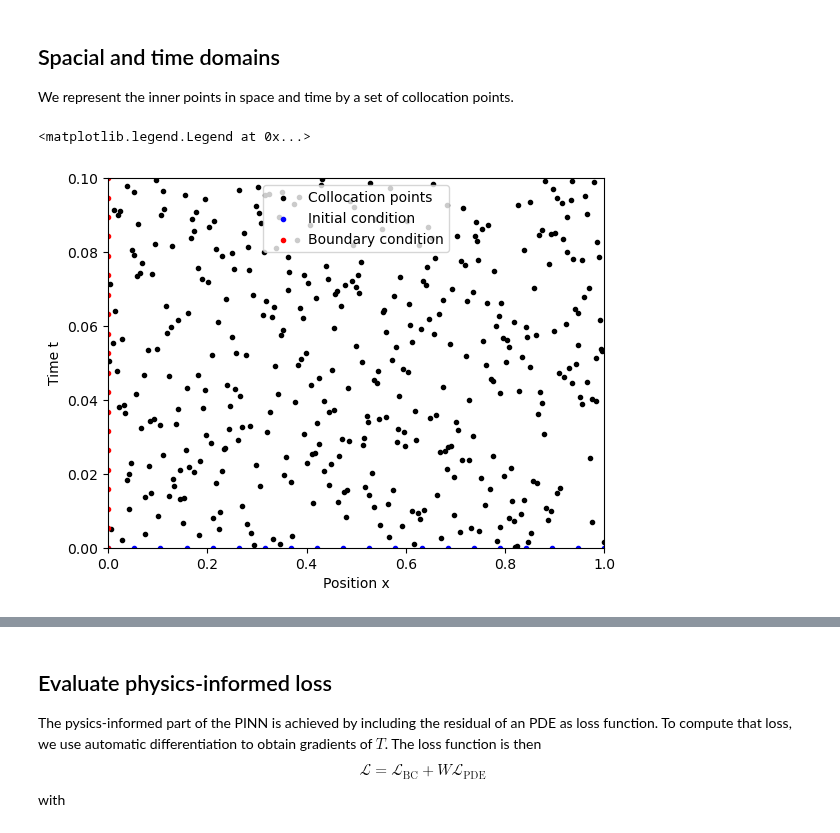
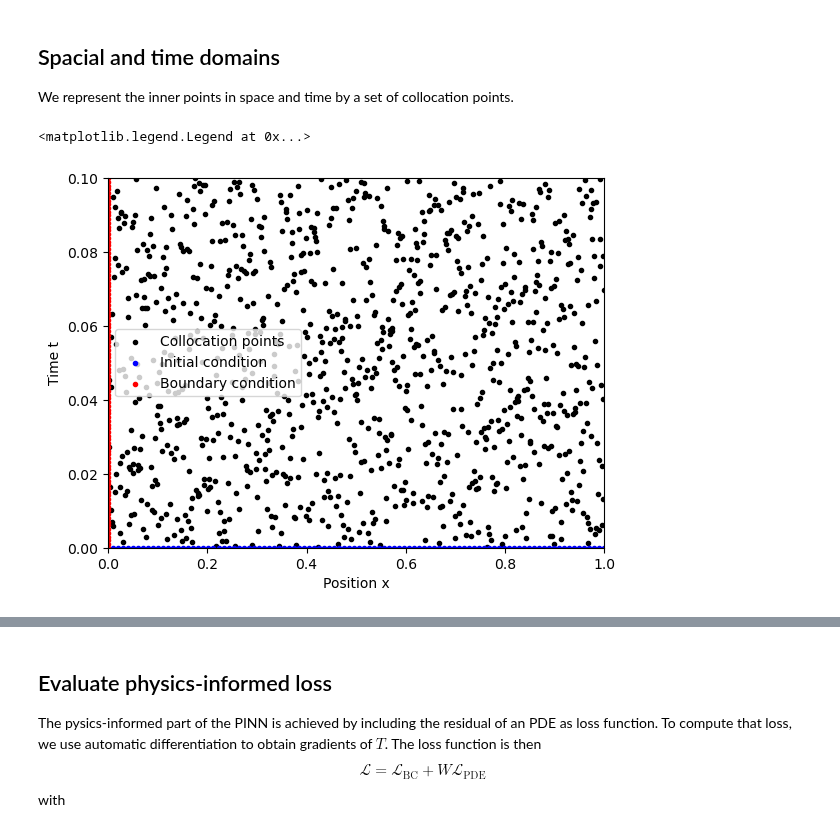
Before and after one commit to meyer-nils/numerical_examples, a Jupyter notebook: heat_transfer_1d/tensorflow.ipynb, the cells around one changed output, grey strips where cells are left out. Cells and saved outputs as stored; diff of their text form; code cells hidden in the pictures.

Commit message:
Update sample points in heat transfer.

```diff
--- a/heat_transfer_1d/tensorflow.ipynb
+++ b/heat_transfer_1d/tensorflow.ipynb
@@ -27,37 +27,37 @@ from tensorflow import keras
 from global_constants import L, Z, alpha
 
 # Compute collocation points on domain
-N = 20
-points = qmc.LatinHypercube(d=2).random(N**2).astype(np.float32)
+N = 100
+points = qmc.LatinHypercube(d=2).random(1000).astype(np.float32)
 points[:,0] = points[:,0] * L
 points[:,1] = points[:,1] * Z
 
 # Initial points and prescribed initial values
 x = np.linspace(0, L, N)
 t0 = np.zeros_like(x)
 Tt0 = np.cos(2.0*np.pi*x)
 
 # Boundary points and prescribed boundary values
 t = np.linspace(0, Z, N)
 x0 = np.zeros_like(t)
 Tx0 = np.ones_like(t)
 
 # Build dataset for training
 input_data = tf.concat([tf.stack([x, t0], axis=1), tf.stack([x0, t], axis=1)], axis=0)
 output_data = tf.concat([Tt0, Tx0], axis=0)
 
 # Visualize locations of all training points
 plt.scatter(points[:,0], points[:,1], c="k", marker=".")
 plt.scatter(x, t0, c="b", marker=".")
 plt.scatter(x0, t, c="r", marker=".")
 plt.xlabel("Position x")
 plt.xlim([0, L])
 plt.ylabel("Time t")
 plt.ylim([0, Z])
 plt.legend(["Collocation points", "Initial condition", "Boundary condition"])
 # %% [output]
 <matplotlib.legend.Legend at 0x...>
-[figure, old version]
+[figure, new version]
 # %% [markdown]
 ## The ANN model that approximates the function T
 
```
Also changed, not shown: parts of 2 cells of this notebook, 3 other files.
